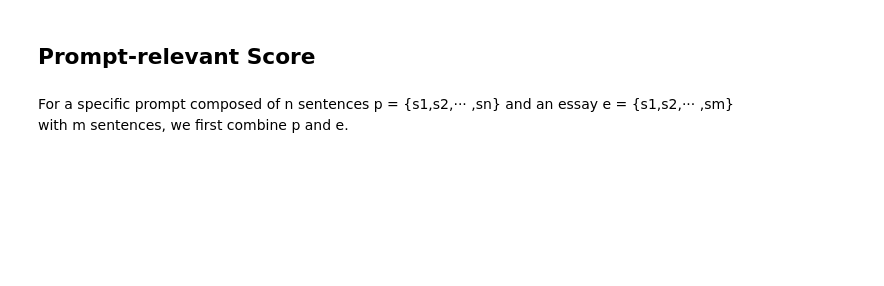
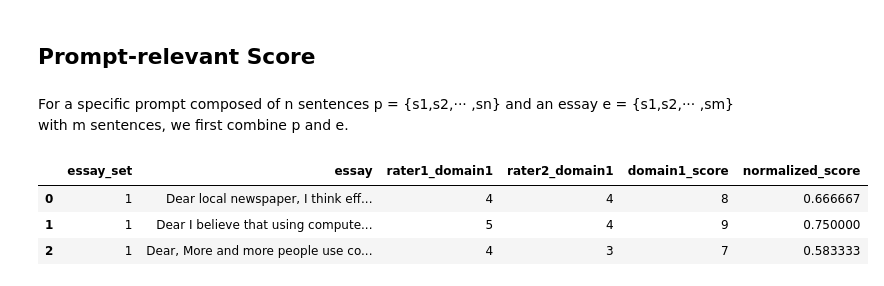
Before and after one commit to sharonwu827/Deep-Learning, a Jupyter notebook: Automated_Essay_Scoring.ipynb, the cells around one changed output. Drawn from its saved outputs; the diff is of its cells as text; code cells hidden in the pictures; blank space fills up the shorter version.

```diff
--- a/Automated_Essay_Scoring.ipynb
+++ b/Automated_Essay_Scoring.ipynb
@@ -224,4 +199,0 @@ len(bert.layers[0].weights)
-# %%
-# Tokenization
-tokenized = train["essay"].apply((lambda x: tokenizer.encode(x, add_special_tokens=True)))
-train['tokenized'] = tokenized
@@ -239,9 +199,0 @@ All the neural networks require to have inputs that have the same shape and size
-# %%
-max_len = 0
-for i in train['tokenized']:
-    if len(i) > max_len:
-        max_len = len(i)
-
-#pad using 0s
-train['padded_tokenized'] = np.array([i + ["pad"]*(max_len-len(i)) for i in train['tokenized']]).tolist()
-print (f"The length of padded sequence: {max_len}")
@@ -267,7 +380,12 @@ with torch.no_grad():
 # %% [markdown]
 For a specific prompt composed of n sentences p = {s1,s2,··· ,sn} and an essay e = {s1,s2,··· ,sm} with m sentences, we first combine p and e.
 # %%
-train.head()
+train.head(3)
+# %% [output]
+|  | essay_set | essay | rater1_domain1 | rater2_domain1 | domain1_score | normalized_score |
+| 0 | 1 | Dear local newspaper, I think eff... | 4 | 4 | 8 | 0.666667 |
+| 1 | 1 | Dear I believe that using compute... | 5 | 4 | 9 | 0.750000 |
+| 2 | 1 | Dear, More and more people use co... | 4 | 3 | 7 | 0.583333 |
 # %%
 train1=train.merge(prompt,on='essay_set',how='left')
 # concat essay with prompt
```
Also changed, not shown: parts of 42 cells of this notebook.
